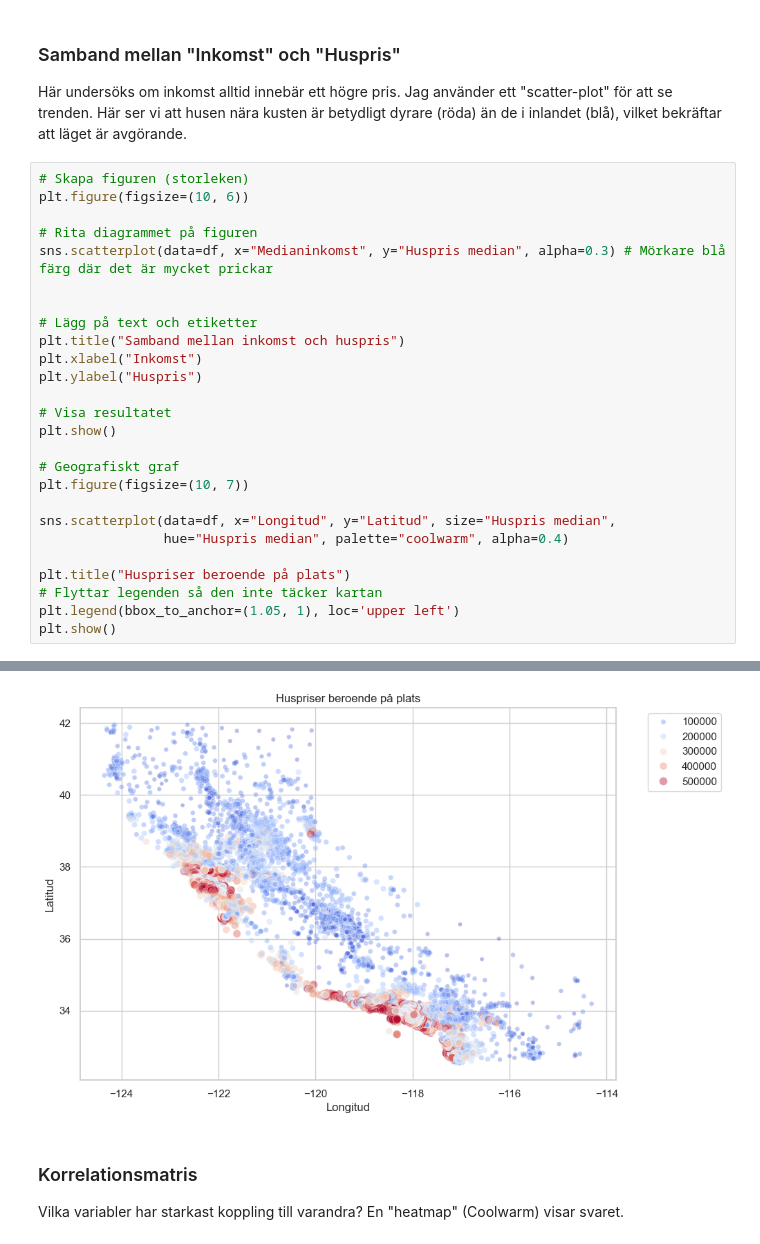
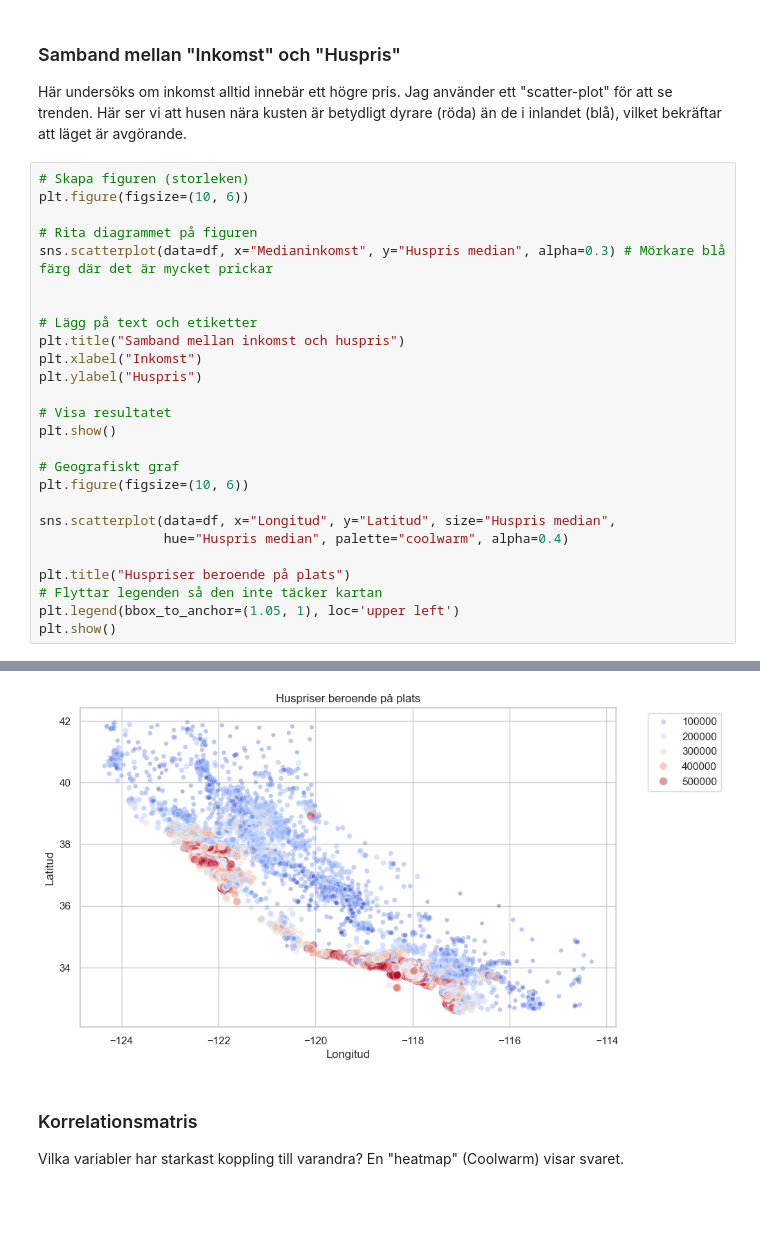
Before and after one commit to JustPlainPython/EDA, a Jupyter notebook: EDA.ipynb, the cells around one changed output, grey strips where cells are left out. Saved outputs shown, nothing was run; the diff lists cells and outputs as text; blank space fills up the shorter version.

```diff
--- a/EDA.ipynb
+++ b/EDA.ipynb
@@ -165,32 +164,32 @@ Här undersöks om inkomst alltid innebär ett högre pris. Jag använder ett "s
 # %%
 # Skapa figuren (storleken)
 plt.figure(figsize=(10, 6))
 
 # Rita diagrammet på figuren
 sns.scatterplot(data=df, x="Medianinkomst", y="Huspris median", alpha=0.3) # Mörkare blå färg där det är mycket prickar
 
 
 # Lägg på text och etiketter
 plt.title("Samband mellan inkomst och huspris")
 plt.xlabel("Inkomst")
 plt.ylabel("Huspris")
 
 # Visa resultatet
 plt.show()
 
 # Geografiskt graf
-plt.figure(figsize=(10, 7))
+plt.figure(figsize=(10, 6))
 
 sns.scatterplot(data=df, x="Longitud", y="Latitud", size="Huspris median",
                 hue="Huspris median", palette="coolwarm", alpha=0.4)
 
 plt.title("Huspriser beroende på plats")
 # Flyttar legenden så den inte täcker kartan
 plt.legend(bbox_to_anchor=(1.05, 1), loc='upper left')
 plt.show()
 # %% [output]
 [figure]
-[figure, old version]
+[figure, new version]
 # %% [markdown]
 ### Korrelationsmatris
 Vilka variabler har starkast koppling till varandra? En "heatmap" (Coolwarm) visar svaret.
```
Also changed, not shown: parts of 8 cells of this notebook, 1 other file.
